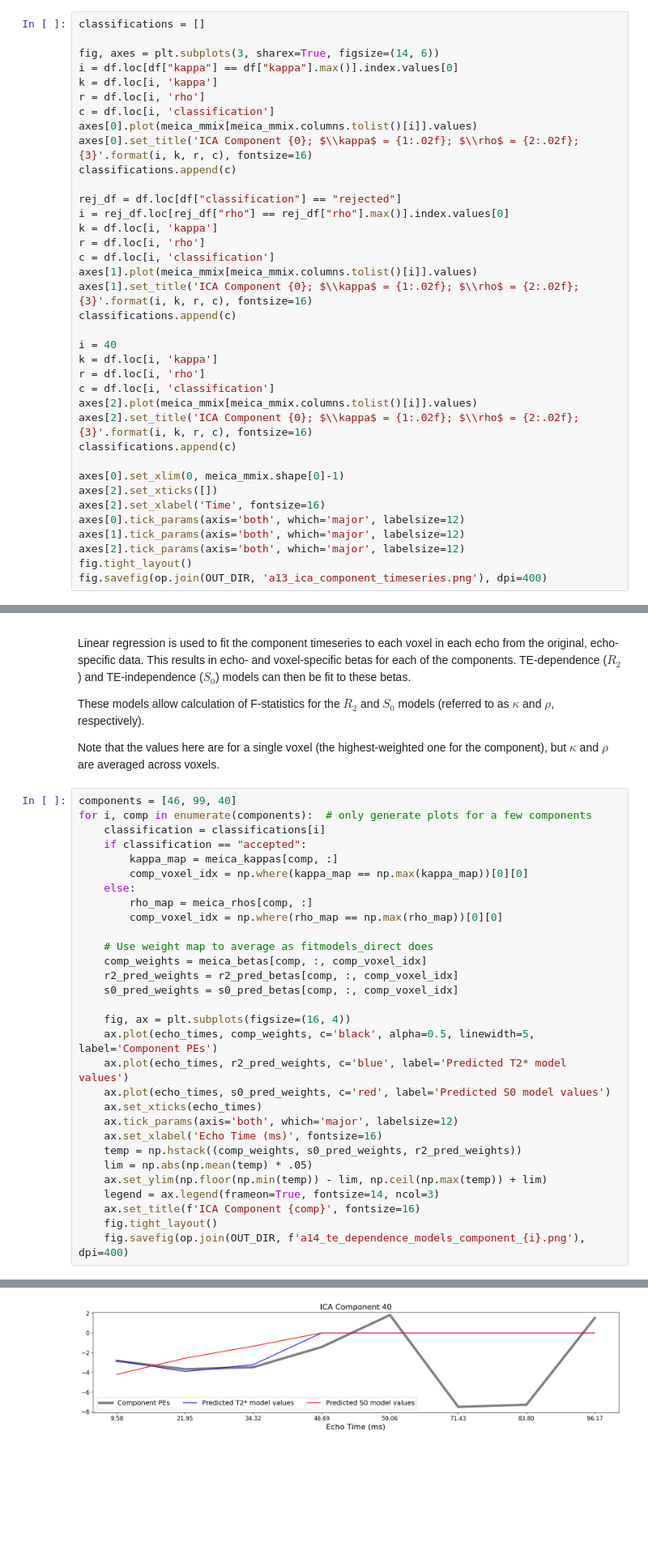
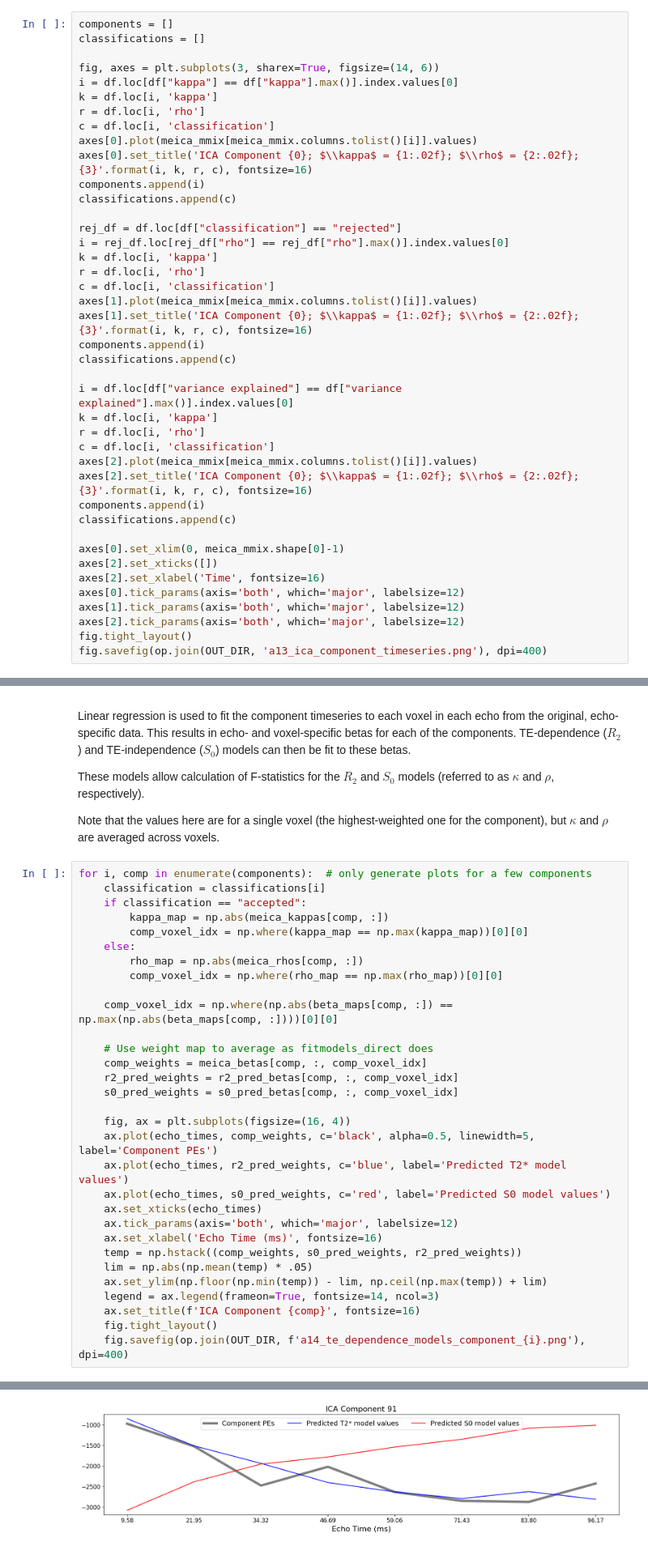
Before and after one commit to ME-ICA/tedana, a Jupyter notebook: docs/notebooks/plot_approach_figures.ipynb, the cells around one changed output, grey strips where cells are left out. Shown at 81% size. Saved outputs shown, nothing was run; the diff lists cells and outputs as text; blank space fills up the shorter version.

```diff
--- a/docs/notebooks/plot_approach_figures.ipynb
+++ b/docs/notebooks/plot_approach_figures.ipynb
@@ -470,6 +483,7 @@ fig.savefig(op.join(OUT_DIR, 'a12_pca_reduced_data.png'), dpi=400)
 The whitened optimally combined data are then decomposed with ICA. The number of ICA components is limited to the number of retained components from the PCA, in order to reflect the true dimensionality of the data.
 ICA produces a mixing matrix (i.e., timeseries for each component).
 # %%
+components = []
 classifications = []
 
 fig, axes = plt.subplots(3, sharex=True, figsize=(14, 6))
@@ -479,6 +493,7 @@ r = df.loc[i, 'rho']
 c = df.loc[i, 'classification']
 axes[0].plot(meica_mmix[meica_mmix.columns.tolist()[i]].values)
 axes[0].set_title('ICA Component {0}; $\\kappa$ = {1:.02f}; $\\rho$ = {2:.02f}; {3}'.format(i, k, r, c), fontsize=16)
+components.append(i)
 classifications.append(c)
 
 rej_df = df.loc[df["classification"] == "rejected"]
@@ -488,14 +503,16 @@ r = df.loc[i, 'rho']
 c = df.loc[i, 'classification']
 axes[1].plot(meica_mmix[meica_mmix.columns.tolist()[i]].values)
 axes[1].set_title('ICA Component {0}; $\\kappa$ = {1:.02f}; $\\rho$ = {2:.02f}; {3}'.format(i, k, r, c), fontsize=16)
+components.append(i)
 classifications.append(c)
 
-i = 40
+i = df.loc[df["variance explained"] == df["variance explained"].max()].index.values[0]
 k = df.loc[i, 'kappa']
 r = df.loc[i, 'rho']
 c = df.loc[i, 'classification']
 axes[2].plot(meica_mmix[meica_mmix.columns.tolist()[i]].values)
 axes[2].set_title('ICA Component {0}; $\\kappa$ = {1:.02f}; $\\rho$ = {2:.02f}; {3}'.format(i, k, r, c), fontsize=16)
+components.append(i)
 classifications.append(c)
 
 axes[0].set_xlim(0, meica_mmix.shape[0]-1)
@@ -516,15 +533,16 @@ These models allow calculation of F-statistics for the $R_2$ and $S_0$ models (r
 
 Note that the values here are for a single voxel (the highest-weighted one for the component), but $\kappa$ and $\rho$ are averaged across voxels.
 # %%
-components = [46, 99, 40]
 for i, comp in enumerate(components):  # only generate plots for a few components
     classification = classifications[i]
     if classification == "accepted":
-        kappa_map = meica_kappas[comp, :]
+        kappa_map = np.abs(meica_kappas[comp, :])
         comp_voxel_idx = np.where(kappa_map == np.max(kappa_map))[0][0]
     else:
-        rho_map = meica_rhos[comp, :]
+        rho_map = np.abs(meica_rhos[comp, :])
         comp_voxel_idx = np.where(rho_map == np.max(rho_map))[0][0]
+
+    comp_voxel_idx = np.where(np.abs(beta_maps[comp, :]) == np.max(np.abs(beta_maps[comp, :])))[0][0]
 
     # Use weight map to average as fitmodels_direct does
     comp_weights = meica_betas[comp, :, comp_voxel_idx]
@@ -551,4 +569,4 @@ for i, comp in enumerate(components):  # only generate plots for a few component
-[figure, old version]
+[figure, new version]
 # %% [markdown]
 # ICA Component Selection and Multi-Echo Denoising
 A decision tree is applied to $\kappa$, $\rho$, and other metrics in order to classify ICA components as TE-dependent (BOLD signal), TE-independent (non-BOLD noise), or neither (to be ignored).
```
Also changed, not shown: parts of 19 cells of this notebook, 17 other files.
